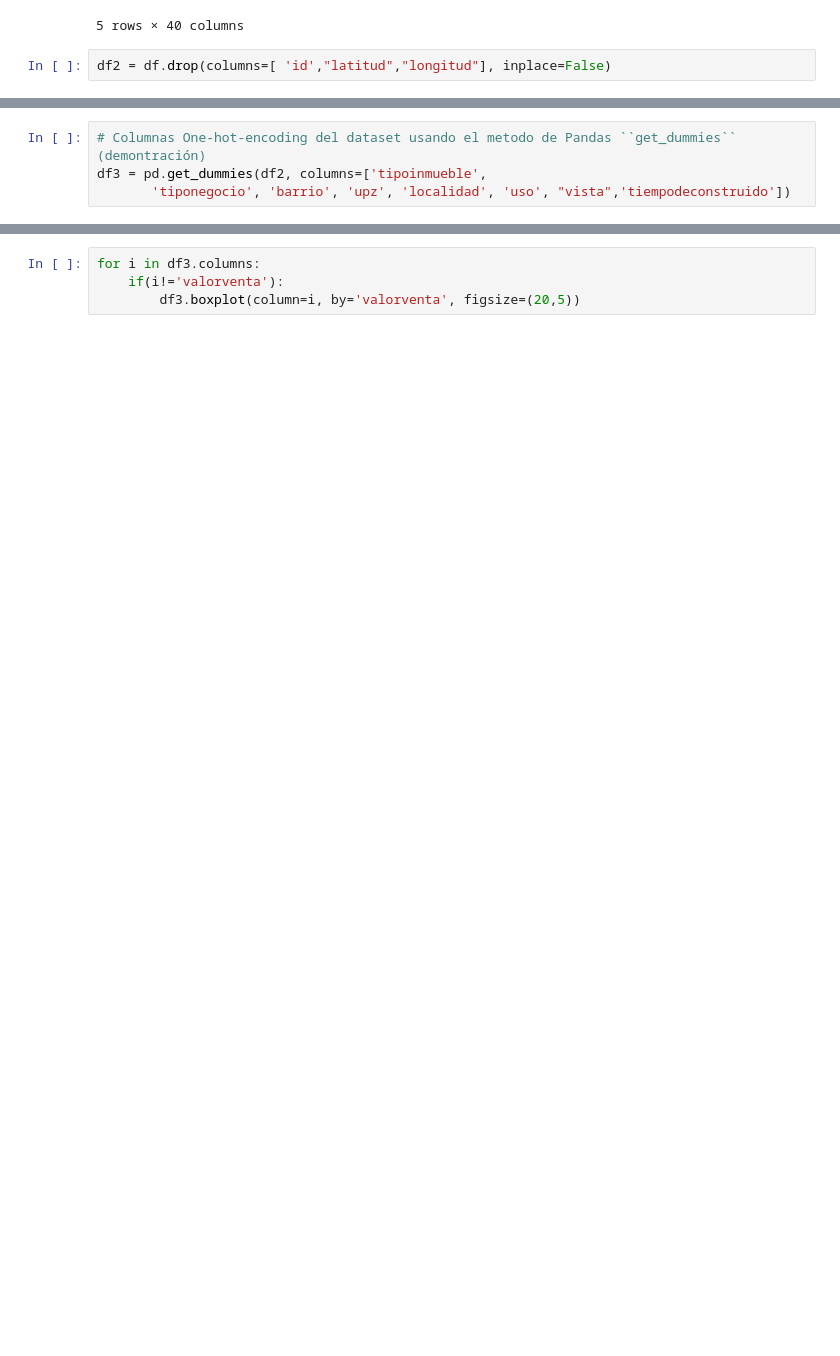
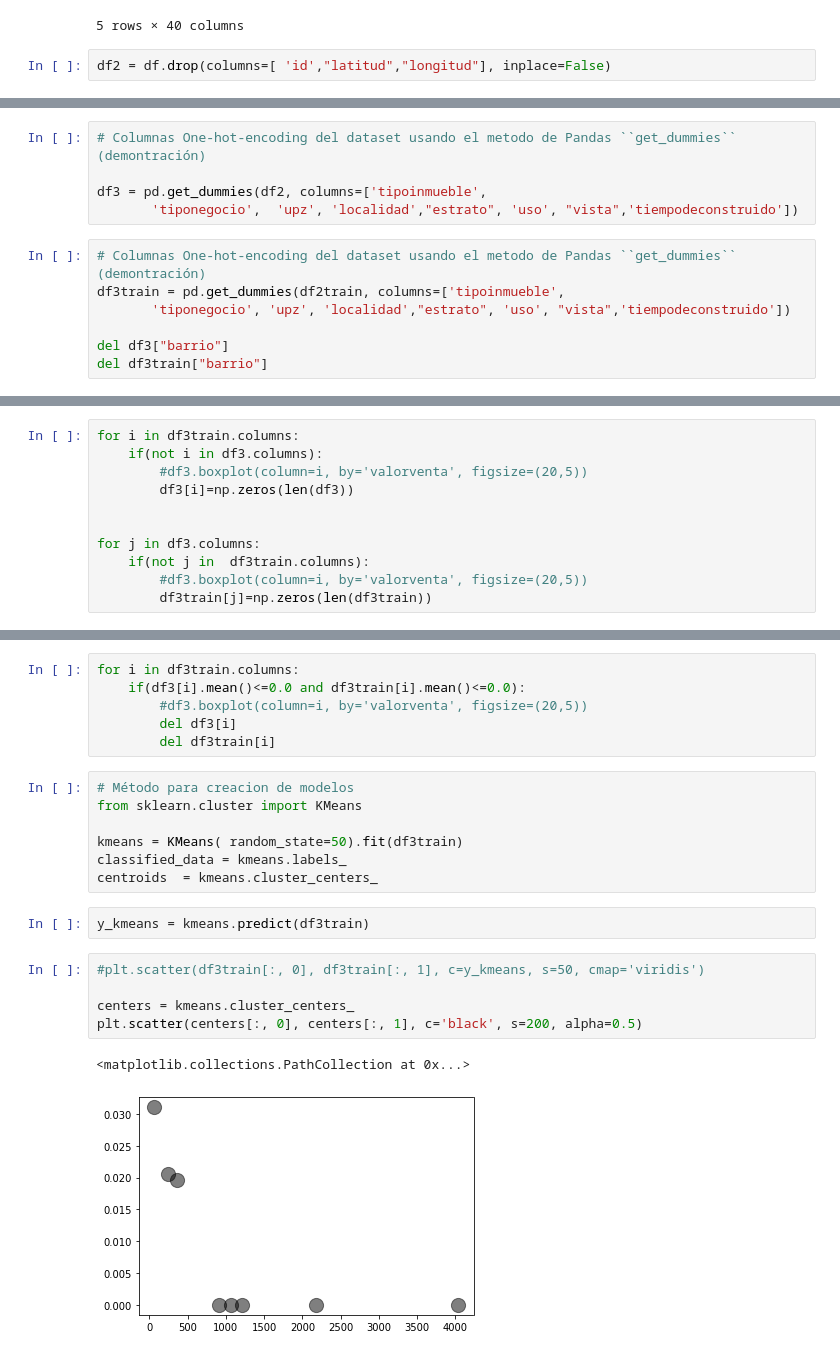
Before and after one commit to Lala341/algortimoVivienda, a Jupyter notebook: algorithm.ipynb, the cells around one changed output, grey strips where cells are left out. Saved outputs shown, nothing was run; the diff lists cells and outputs as text; blank space fills up the shorter version.

```diff
--- a/algorithm.ipynb
+++ b/algorithm.ipynb
@@ -328,4 +402,12 @@ Index(['area', 'ascensor', 'balcon', 'banos', 'banoservicio',
 # %%
 # Columnas One-hot-encoding del dataset usando el metodo de Pandas ``get_dummies``  (demontración)
+
 df3 = pd.get_dummies(df2, columns=['tipoinmueble',
-       'tiponegocio', 'barrio', 'upz', 'localidad', 'uso', "vista",'tiempodeconstruido'])
+       'tiponegocio',  'upz', 'localidad',"estrato", 'uso', "vista",'tiempodeconstruido'])
+# %%
+# Columnas One-hot-encoding del dataset usando el metodo de Pandas ``get_dummies``  (demontración)
+df3train = pd.get_dummies(df2train, columns=['tipoinmueble',
+       'tiponegocio', 'upz', 'localidad',"estrato", 'uso', "vista",'tiempodeconstruido'])
+
+del df3["barrio"]
+del df3train["barrio"]
@@ -354,0 +456,11 @@ Index(['area', 'ascensor', 'balcon', 'banos', 'banoservicio',
+# %%
+for i in df3train.columns:
+    if(not i in df3.columns):
+        #df3.boxplot(column=i, by='valorventa', figsize=(20,5))
+        df3[i]=np.zeros(len(df3))
+
+
+for j in df3.columns:
+    if(not j in  df3train.columns):
+        #df3.boxplot(column=i, by='valorventa', figsize=(20,5))
+        df3train[j]=np.zeros(len(df3train))
@@ -355,4 +473,23 @@ Index(['area', 'ascensor', 'balcon', 'banos', 'banoservicio',
 # %%
-for i in df3.columns:
-    if(i!='valorventa'):
-        df3.boxplot(column=i, by='valorventa', figsize=(20,5))
+for i in df3train.columns:
+    if(df3[i].mean()<=0.0 and df3train[i].mean()<=0.0):
+        #df3.boxplot(column=i, by='valorventa', figsize=(20,5))
+        del df3[i]
+        del df3train[i]
+# %%
+# Método para creacion de modelos
+from sklearn.cluster import KMeans
+
+kmeans = KMeans( random_state=50).fit(df3train)
+classified_data = kmeans.labels_
+centroids  = kmeans.cluster_centers_
+# %%
+y_kmeans = kmeans.predict(df3train)
+# %%
+#plt.scatter(df3train[:, 0], df3train[:, 1], c=y_kmeans, s=50, cmap='viridis')
+
+centers = kmeans.cluster_centers_
+plt.scatter(centers[:, 0], centers[:, 1], c='black', s=200, alpha=0.5)
+# %% [output]
+<matplotlib.collections.PathCollection at 0x...>
+[figure, added]
```
Also changed, not shown: parts of 33 cells of this notebook, 1 other file.
